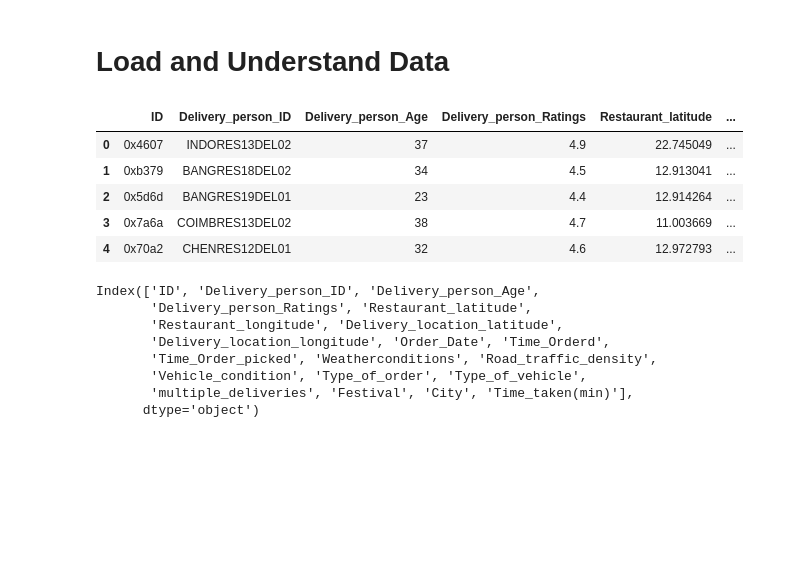
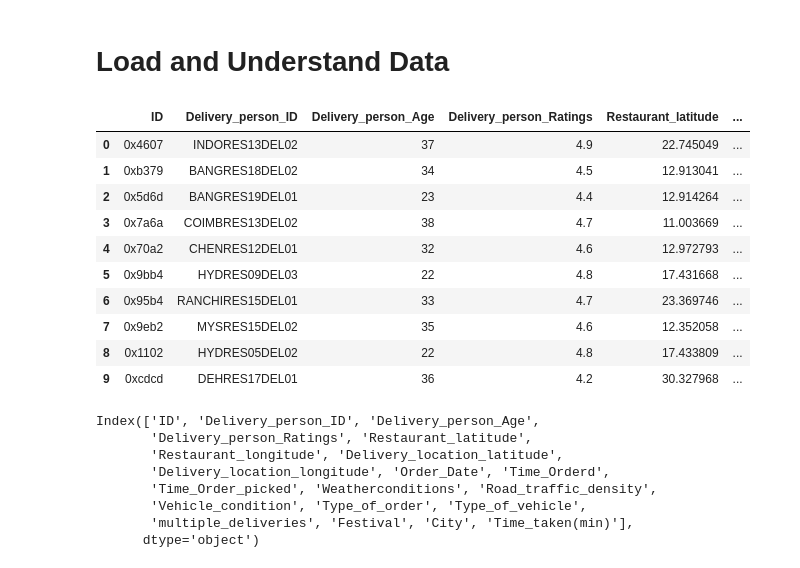
Before and after one commit to Siddharth3271/Food-Delivery-Prediction, a Jupyter notebook: Food Delivery Prediction.ipynb, the cells around one changed output. Drawn from its saved outputs; the diff is of its cells as text; code cells hidden in the pictures; blank space fills up the shorter version.

```diff
--- a/Food Delivery Prediction.ipynb
+++ b/Food Delivery Prediction.ipynb
@@ -51,14 +41,19 @@ warnings.filterwarnings('ignore')
 # Load and Understand Data
 # %%
 df_train=pd.read_csv("train.csv")
-df_train.head()
+df_train.head(10)
 # %% [output]
 |  | ID | Delivery_person_ID | Delivery_person_Age | Delivery_person_Ratings | Restaurant_latitude | ... |
 | 0 | 0x4607 | INDORES13DEL02 | 37 | 4.9 | 22.745049 | ... |
 | 1 | 0xb379 | BANGRES18DEL02 | 34 | 4.5 | 12.913041 | ... |
 | 2 | 0x5d6d | BANGRES19DEL01 | 23 | 4.4 | 12.914264 | ... |
 | 3 | 0x7a6a | COIMBRES13DEL02 | 38 | 4.7 | 11.003669 | ... |
 | 4 | 0x70a2 | CHENRES12DEL01 | 32 | 4.6 | 12.972793 | ... |
+| 5 | 0x9bb4 | HYDRES09DEL03 | 22 | 4.8 | 17.431668 | ... |
+| 6 | 0x95b4 | RANCHIRES15DEL01 | 33 | 4.7 | 23.369746 | ... |
+| 7 | 0x9eb2 | MYSRES15DEL02 | 35 | 4.6 | 12.352058 | ... |
+| 8 | 0x1102 | HYDRES05DEL02 | 22 | 4.8 | 17.433809 | ... |
+| 9 | 0xcdcd | DEHRES17DEL01 | 36 | 4.2 | 30.327968 | ... |
 # %%
 df_train.columns
 # %% [output]
```
Also changed, not shown: parts of 15 cells of this notebook.
